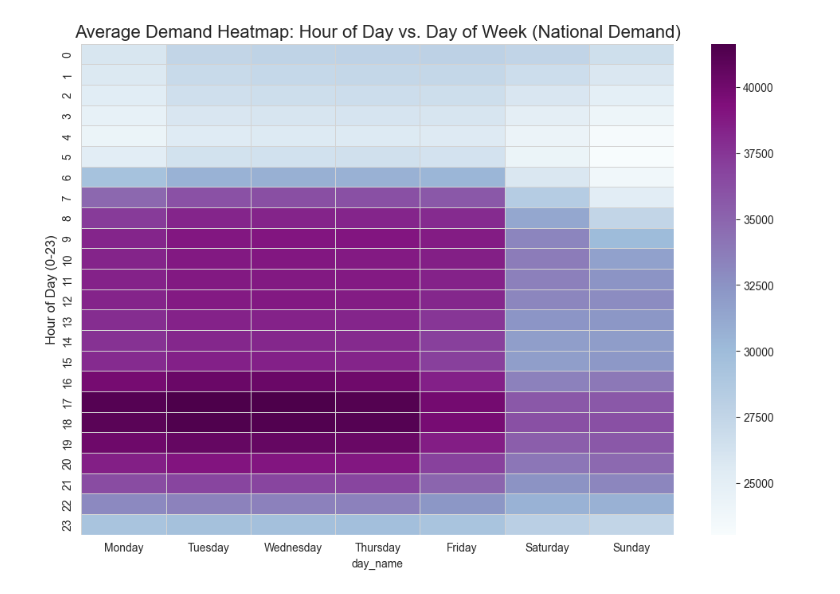
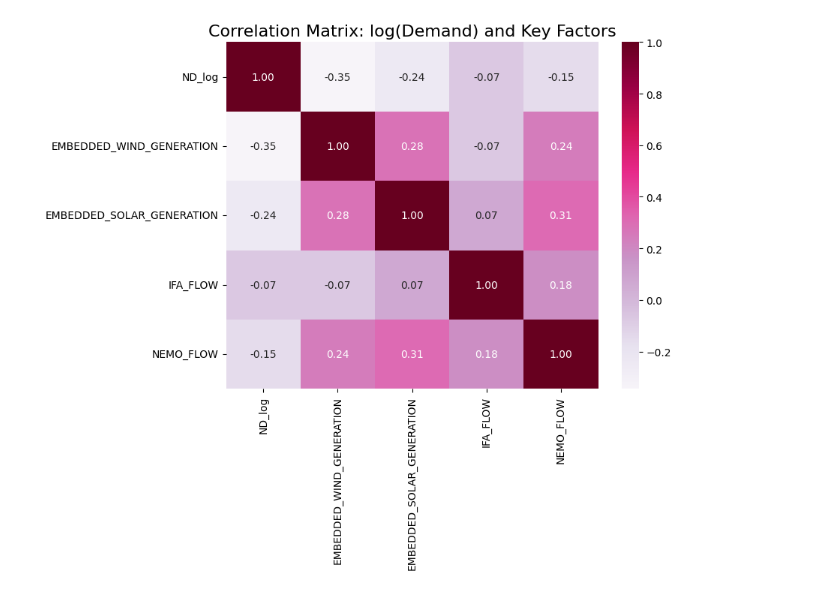
Before and after one commit to Jfgm299/Machine_Learning_AWS, a Jupyter notebook: electricty_demand_notebooks/02_eda_cleaning.ipynb, the cells around one changed output. Cells and saved outputs as stored; diff of their text form; code cells hidden in the pictures.

Commit message:
fixed preparation for electricity. eda fixed and final preparation done

```diff
--- a/electricty_demand_notebooks/02_eda_cleaning.ipynb
+++ b/electricty_demand_notebooks/02_eda_cleaning.ipynb
@@ -147,0 +95,16 @@ nemo_flow                    140256
+# %%
+df['TSD'].fillna(0, inplace=True)
+df['EMBEDDED_WIND_GENERATION'].fillna(0, inplace=True)
+df['EMBEDDED_WIND_CAPACITY'].fillna(0, inplace=True)
+df['EMBEDDED_SOLAR_GENERATION'].fillna(0, inplace=True)
+df['EMBEDDED_SOLAR_CAPACITY'].fillna(0, inplace=True)
+df['SCOTTISH_TRANSFER'].fillna(0, inplace=True)
+df['IFA2_FLOW'].fillna(0, inplace=True)
+df['BRITNED_FLOW'].fillna(0, inplace=True)
+df['MOYLE_FLOW'].fillna(0, inplace=True)
+df['EAST_WEST_FLOW'].fillna(0, inplace=True)
+df['NEMO_FLOW'].fillna(0, inplace=True)
+df['NSL_FLOW'].fillna(0, inplace=True)
+df['ELECLINK_FLOW'].fillna(0, inplace=True)
+df['VIKING_FLOW'].fillna(0, inplace=True)
+df['GREENLINK_FLOW'].fillna(0, inplace=True)
@@ -148,59 +182,60 @@ nemo_flow                    140256
 # %%
+import pandas as pd
+import numpy as np
+import matplotlib.pyplot as plt
+import seaborn as sns
+
+# --- 1. ASEGURARSE DE QUE EL ÍNDICE Y LAS COLUMNAS DE TIEMPO EXISTEN ---
+
+# Asegúrate de que el índice sigue siendo un DatetimeIndex
+if not isinstance(df.index, pd.DatetimeIndex):
+    df['SETTLEMENT_DATE'] = pd.to_datetime(df['SETTLEMENT_DATE'], errors='coerce')
+    df = df.set_index('SETTLEMENT_DATE')
+
+# Crea las columnas de tiempo necesarias para los gráficos, extrayéndolas del índice
+df['month'] = df.index.month
+df['hour'] = df.index.hour
+df['day_name'] = df.index.day_name()
+# ----------------------------------
+
+# --- 2. CÓDIGO DE VISUALIZACIÓN (YA CORREGIDO) ---
+
+target_col = 'ND_log'
+
 # --- 7. Long-Term Trend (Annual Resampling) ---
+# print("Generando Gráfico 7: Tendencia Anual...")  <-- Eliminado
 plt.figure(figsize=(16, 5))
-# --- Pastel Violet Color applied directly ---
 df[target_col].resample('Y').mean().plot(marker='o', linestyle='-', color=PASTEL_VIOLET[1])
-plt.title('Average Annual UK Electricity Demand Trend (National Demand)', fontsize=16)
-plt.ylabel('Demand (MW)', fontsize=12)
+plt.title('Average Annual UK Electricity Demand Trend (Log Transformed)', fontsize=16)
+plt.ylabel('Transformed Demand (log)', fontsize=12)
 plt.xlabel('Year', fontsize=12)
-plt.show()
+plt.show();
 
 # --- 8. Annual Seasonality (Monthly Boxplot) ---
+# print("Generando Gráfico 8: Estacionalidad Mensual (Boxplot)...")  <-- Eliminado
 plt.figure(figsize=(12, 6))
-# --- Pastel Violet Palette applied directly ---
-sns.boxplot(x='month', y=target_col, data=df, palette=PASTEL_VIOLET)
-plt.title('Monthly Demand Distribution (Seasonality - National Demand)', fontsize=16)
+sns.boxplot(x='month', y=target_col, data=df, palette=PASTEL_VIOLET) # Ahora 'month' existe
+plt.title('Monthly Demand Distribution (Log Transformed)', fontsize=16)
 plt.xlabel('Month', fontsize=12)
-plt.ylabel('Demand (MW)', fontsize=12)
-plt.show()
-
-# --- 9. Daily and Weekly Seasonality (Heatmap) ---
-
-# Pivot table for hourly demand by day of week
-demand_heatmap = df.pivot_table(
-    values=target_col,
-    index='hour',
-    columns='day_name',
-    aggfunc='mean'
-)
-# Reorder columns for a natural Monday-Sunday flow
-day_order = ['Monday', 'Tuesday', 'Wednesday', 'Thursday', 'Friday', 'Saturday', 'Sunday']
-demand_heatmap = demand_heatmap.reindex(columns=day_order)
-
-plt.figure(figsize=(12, 8))
-# --- Violet Color Map applied directly ---
-sns.heatmap(demand_heatmap, cmap="BuPu", fmt=".0f", linewidths=.5, linecolor='lightgray')
-plt.title('Average Demand Heatmap: Hour of Day vs. Day of Week (National Demand)', fontsize=16)
-plt.ylabel('Hour of Day (0-23)', fontsize=12)
-plt.show()
+plt.ylabel('Transformed Demand (log)', fontsize=12)
+plt.show();
 
 # --- 10. Feature Correlation (Renewables) ---
+# print("Generando Gráfico 10: Matriz de Correlación...")  <-- Eliminado
 
-# Check how renewables and interconnectors relate to demand
+# Los nombres de las columnas estaban en minúsculas pero en tu DataFrame están en MAYÚSCULAS.
 correlation_cols = [
     target_col,
-    'embedded_wind_generation',
-    'embedded_solar_generation',
-    'ifa_flow', # Interconnector flow example
-    'nemo_flow' # Another interconnector flow example
+    'EMBEDDED_WIND_GENERATION',
+    'EMBEDDED_SOLAR_GENERATION',
+    'IFA_FLOW',
+    'NEMO_FLOW'
 ]
 
 plt.figure(figsize=(8, 6))
-# --- Violet/Red Diverging Map applied directly ---
 sns.heatmap(df[correlation_cols].corr(), annot=True, cmap='PuRd', fmt=".2f")
-plt.title('Correlation Matrix: Demand and Key Factors (National Demand)', fontsize=16)
-plt.show()
-print("Analysis: Look for strong negative correlations (e.g., Solar vs. Demand) or strong positive correlations (e.g., interconnector flows vs. Demand).")
+plt.title('Correlation Matrix: log(Demand) and Key Factors', fontsize=16)
+plt.show();
 
 # Final check
 print("\n--- EDA Complete ---")
@@ -211 +251 @@ print(f"Final DataFrame Shape: {df.shape}")
-[figure, old version]
+[figure, new version]
```
Also changed, not shown: parts of 8 cells of this notebook, 1 other file.
